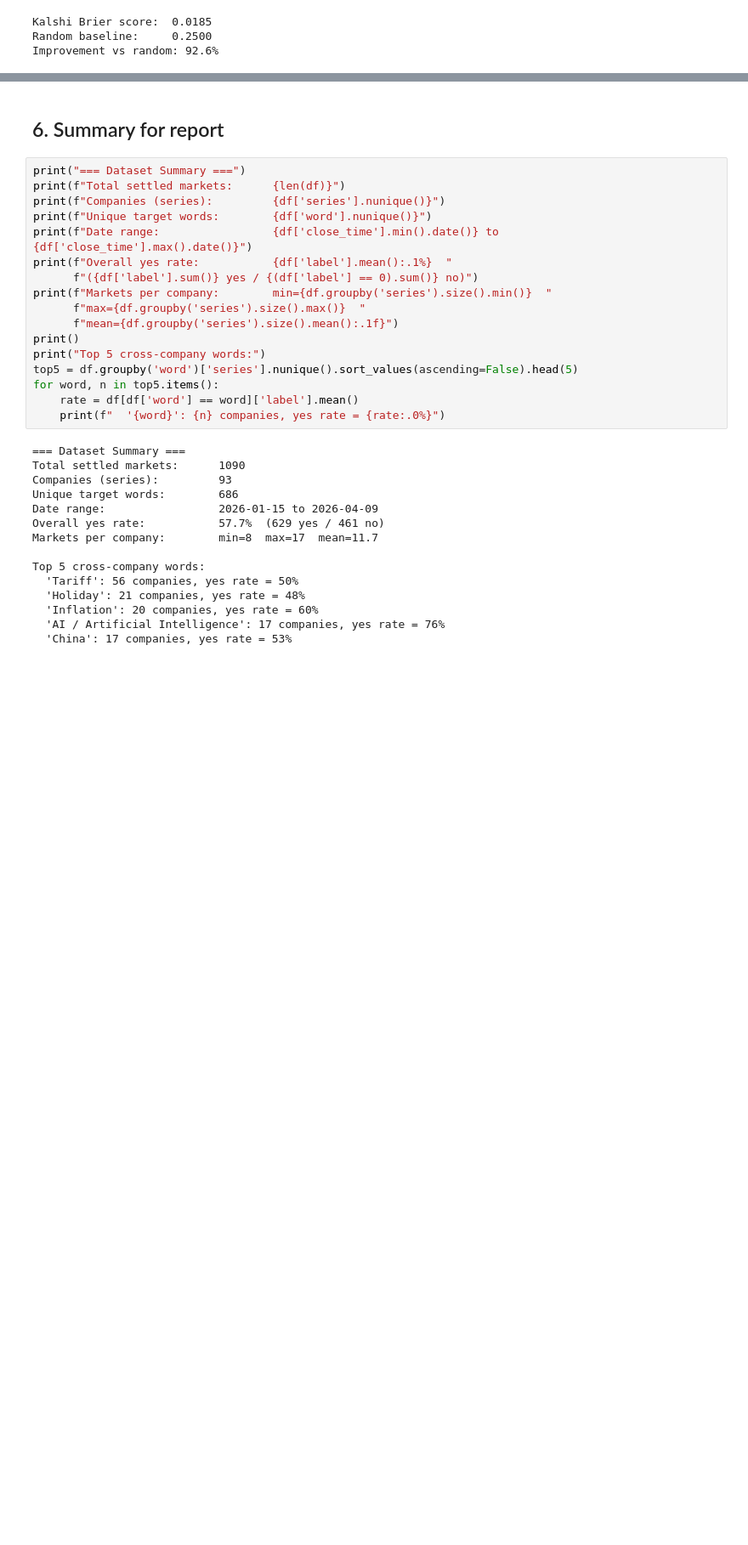
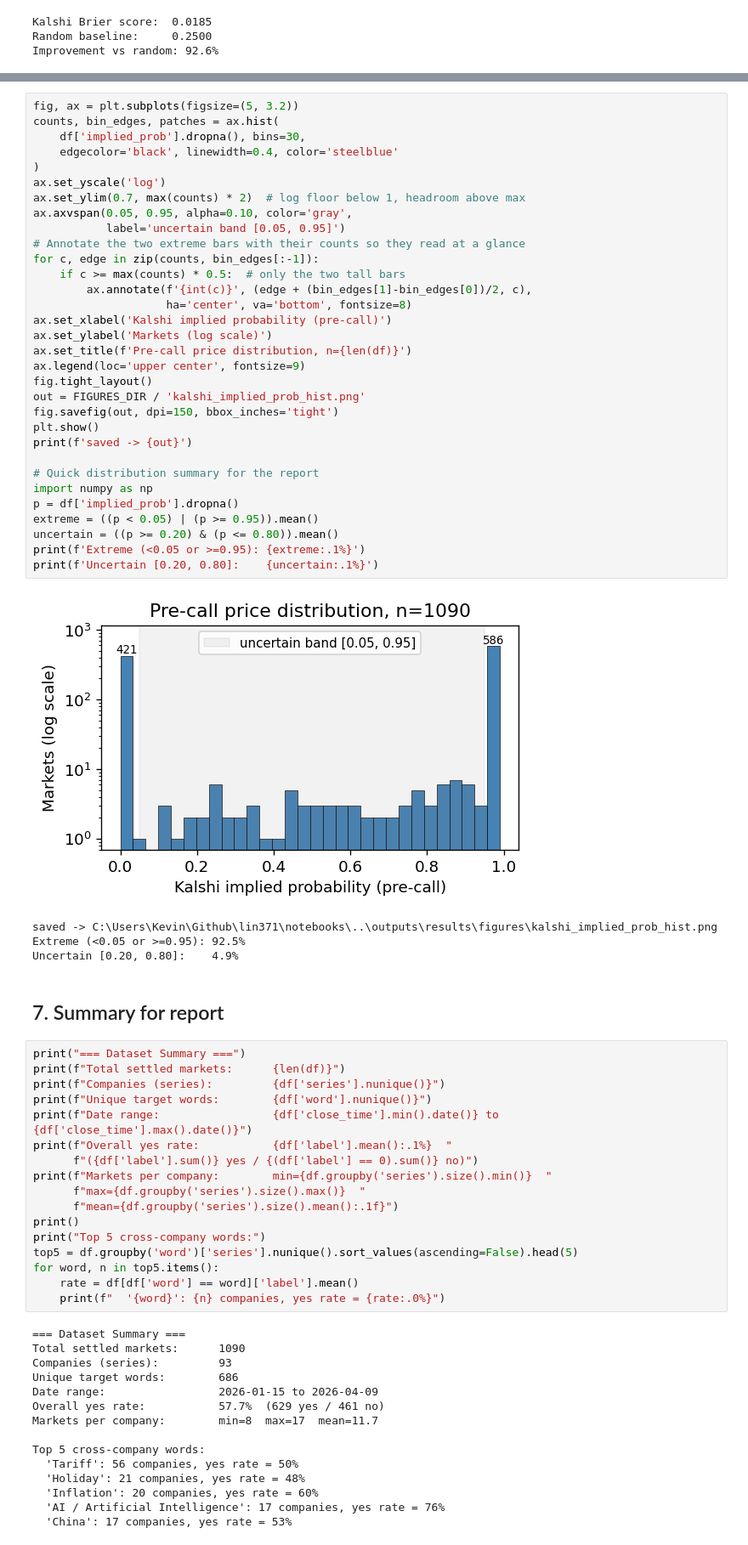
Before and after one commit to kevinbarcenasmtz/lin371, a Jupyter notebook: notebooks/02_kalshi_exploration.ipynb, the cells around one changed output, grey strips where cells are left out. Shown at 85% size. Saved outputs shown, nothing was run; the diff lists cells and outputs as text; blank space fills up the shorter version.

Commit message:
added a new figure for the paper

```diff
--- a/notebooks/02_kalshi_exploration.ipynb
+++ b/notebooks/02_kalshi_exploration.ipynb
@@ -240,5 +247,42 @@ Improvement vs random: 92.6%
+# %%
+fig, ax = plt.subplots(figsize=(5, 3.2))
+counts, bin_edges, patches = ax.hist(
+    df['implied_prob'].dropna(), bins=30,
+    edgecolor='black', linewidth=0.4, color='steelblue'
+)
+ax.set_yscale('log')
+ax.set_ylim(0.7, max(counts) * 2)  # log floor below 1, headroom above max
+ax.axvspan(0.05, 0.95, alpha=0.10, color='gray',
+           label='uncertain band [0.05, 0.95]')
+# Annotate the two extreme bars with their counts so they read at a glance
+for c, edge in zip(counts, bin_edges[:-1]):
+    if c >= max(counts) * 0.5:  # only the two tall bars
+        ax.annotate(f'{int(c)}', (edge + (bin_edges[1]-bin_edges[0])/2, c),
+                    ha='center', va='bottom', fontsize=8)
+ax.set_xlabel('Kalshi implied probability (pre-call)')
+ax.set_ylabel('Markets (log scale)')
+ax.set_title(f'Pre-call price distribution, n={len(df)}')
+ax.legend(loc='upper center', fontsize=9)
+fig.tight_layout()
+out = FIGURES_DIR / 'kalshi_implied_prob_hist.png'
+fig.savefig(out, dpi=150, bbox_inches='tight')
+plt.show()
+print(f'saved -> {out}')
+
+# Quick distribution summary for the report
+import numpy as np
+p = df['implied_prob'].dropna()
+extreme = ((p < 0.05) | (p >= 0.95)).mean()
+uncertain = ((p >= 0.20) & (p <= 0.80)).mean()
+print(f'Extreme (<0.05 or >=0.95): {extreme:.1%}')
+print(f'Uncertain [0.20, 0.80]:    {uncertain:.1%}')
+# %% [output]
+[figure, added]
+saved -> C:\Users\Kevin\Github\lin371\notebooks\..\outputs\results\figures\kalshi_implied_prob_hist.png
+Extreme (<0.05 or >=0.95): 92.5%
+Uncertain [0.20, 0.80]:    4.9%
 # %% [markdown]
-## 6. Summary for report
+## 7. Summary for report
 # %%
 print("=== Dataset Summary ===")
 print(f"Total settled markets:      {len(df)}")
```
Also changed, not shown: parts of 1 cell of this notebook, 1 other file.
